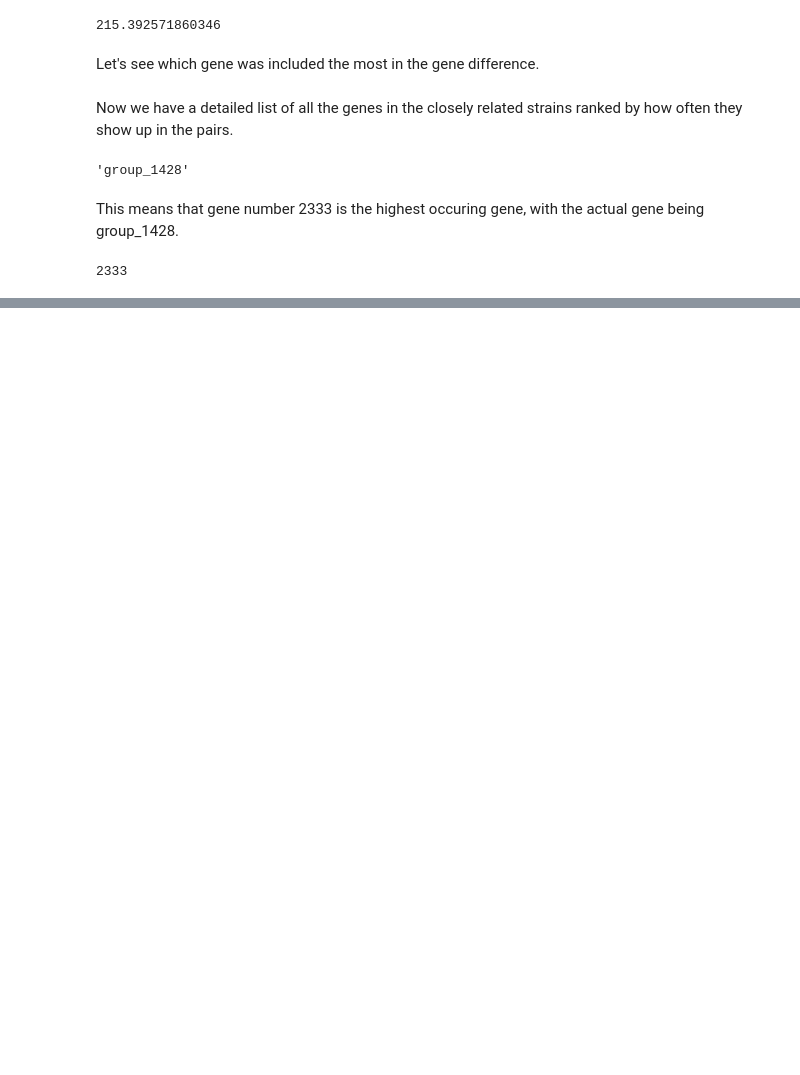
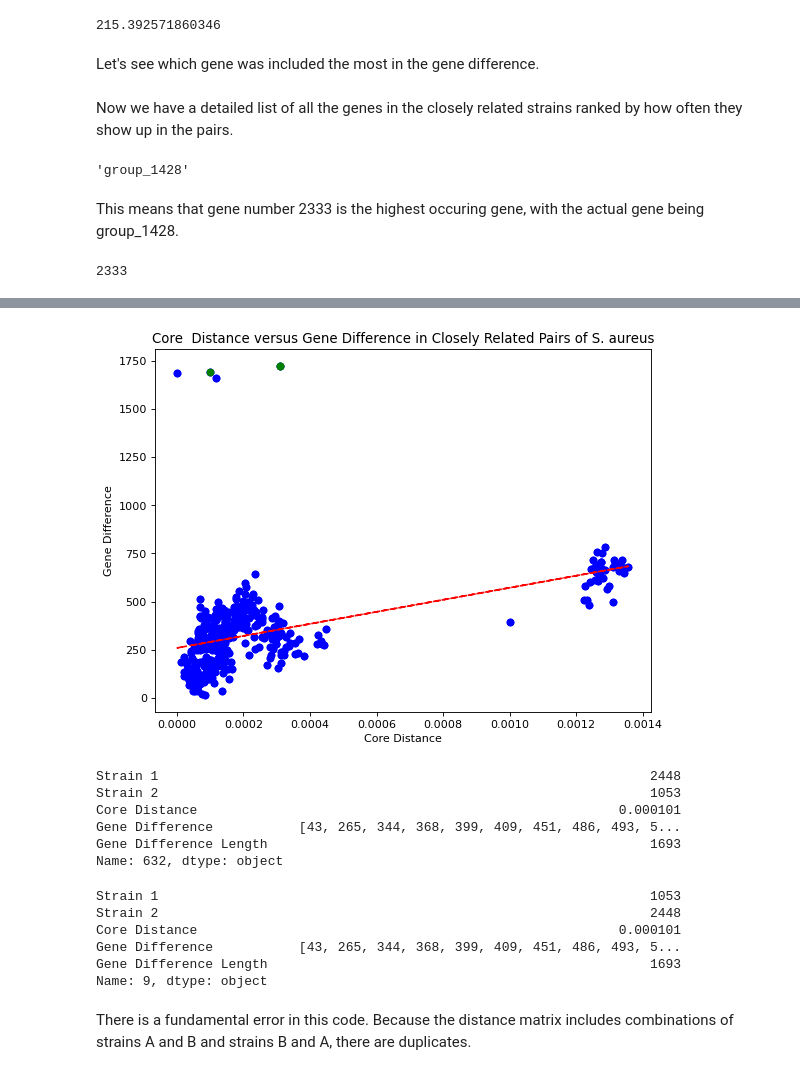
Before and after one commit to 18ganesha/staph, a Jupyter notebook: Notebooks/03_closely_related_strains.ipynb, the cells around one changed output, grey strips where cells are left out. Saved outputs shown, nothing was run; the diff lists cells and outputs as text; code cells hidden in the pictures; blank space fills up the shorter version.

```diff
--- a/Notebooks/03_closely_related_strains.ipynb
+++ b/Notebooks/03_closely_related_strains.ipynb
@@ -323,0 +308,33 @@ plt.savefig(r"C:\Users\jojoa\GitHub\staph\images\freq_bar")
+# %%
+figure(figsize=(8, 6), dpi=80)
+plt.scatter(df_col_merged['Core Distance'],df_col_merged['Gene Difference Length'], color='b')
+plt.plot(df_col_merged['Core Distance'],p(df_col_merged['Core Distance']),"r--")
+plt.scatter(df_col_merged['Core Distance'][8],df_col_merged['Gene Difference Length'][8], color='g')
+plt.scatter(df_col_merged['Core Distance'][557],df_col_merged['Gene Difference Length'][557], color='g')
+plt.scatter(df_col_merged['Core Distance'][632],df_col_merged['Gene Difference Length'][632], color='g')
+plt.title('Core  Distance versus Gene Difference in Closely Related Pairs of S. aureus')
+plt.xlabel('Core Distance')
+plt.ylabel('Gene Difference')
+plt.savefig(r"C:\Users\jojoa\GitHub\staph\images\dist_vs_dist")
+# %% [output]
+[figure, added]
+# %%
+df_col_merged.iloc[632]
+# %% [output]
+Strain 1                                                               2448
+Strain 2                                                               1053
+Core Distance                                                      0.000101
+Gene Difference           [43, 265, 344, 368, 399, 409, 451, 486, 493, 5...
+Gene Difference Length                                                 1693
+Name: 632, dtype: object
+# %%
+df_col_merged.iloc[9]
+# %% [output]
+Strain 1                                                               1053
+Strain 2                                                               2448
+Core Distance                                                      0.000101
+Gene Difference           [43, 265, 344, 368, 399, 409, 451, 486, 493, 5...
+Gene Difference Length                                                 1693
+Name: 9, dtype: object
+# %% [markdown]
+There is a fundamental error in this code. Because the distance matrix includes combinations of strains A and B and strains B and A, there are duplicates.
```
Also changed, not shown: parts of 20 cells of this notebook, 7 other files.
